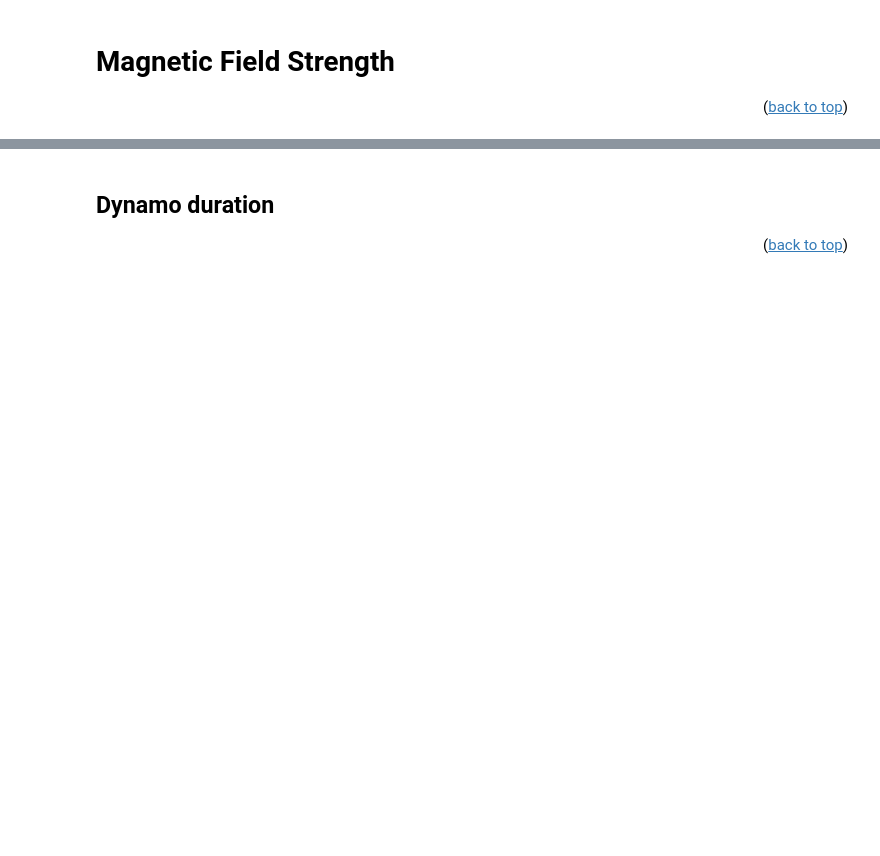
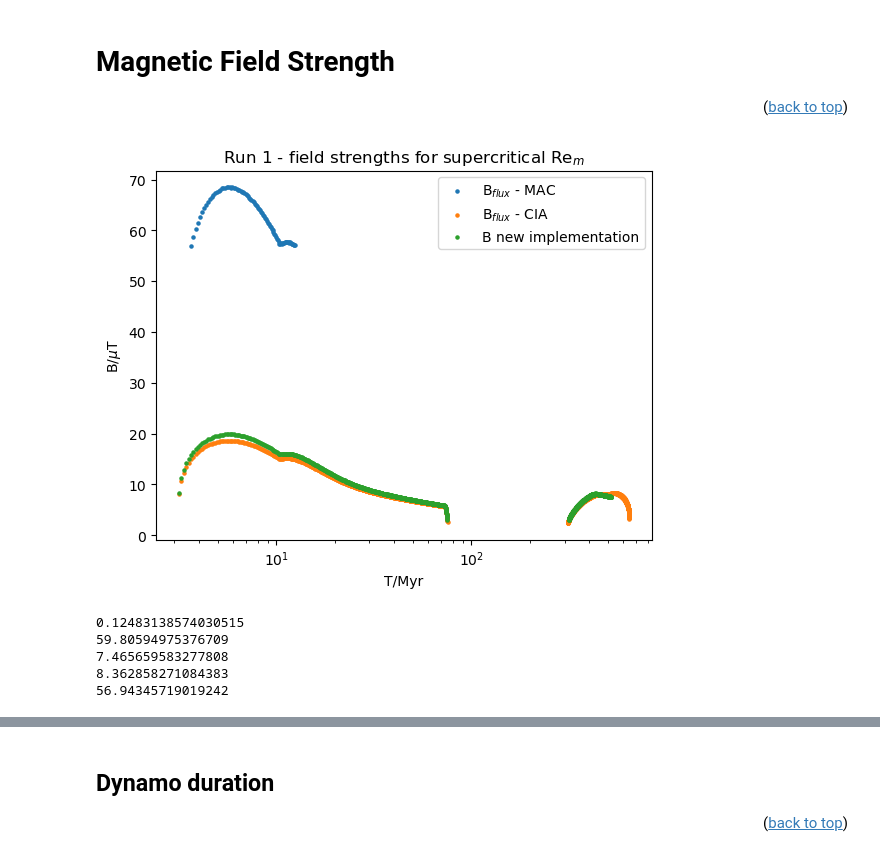
Before and after one commit to Hannah-RS/planetesimal-magnetic-history, a Jupyter notebook: Plotting_scripts/plot_combined.ipynb, the cells around one changed output, grey strips where cells are left out. Drawn from its saved outputs; the diff is of its cells as text; code cells hidden in the pictures; blank space fills up the shorter version.

```diff
--- a/Plotting_scripts/plot_combined.ipynb
+++ b/Plotting_scripts/plot_combined.ipynb
@@ -437,18 +454,39 @@ t[Rem_cia<threshold]/Myr
 # %%
-Blabel = ['B$_{flux}$ - ML','B$_{flux}$ - MAC', 'B$_{flux}$ - CIA','B$_{flux}$ comp']
+Blabel = ['B$_{flux}$ - ML','B$_{flux}$ - MAC', 'B$_{flux}$ - CIA','B new implementation']
 Rem = np.array([Rem_mac, Rem_mac, Rem_cia,Rem_c])
 # %%
 threshold = 10 #critical Rem
 plt.figure()
-for i, labels in enumerate(Blabel):
-    plt.plot(t_plot_t[Rem[i,:]>threshold],B[i,Rem[i,:]>threshold]/1e-6,label=labels)
+for i, labels in enumerate(Blabel[1:]):
+    plt.scatter(t_plot_t[Rem[i+1,:]>threshold],B[i+1,Rem[i+1,:]>threshold]/1e-6,label=labels,s=5)
 plt.legend()
 plt.xlabel('T/Myr')
 plt.ylabel('B/$\mu$T')
 plt.xscale('log')
 plt.title(f'Run {run} - field strengths for supercritical Re$_m$')
+#plt.ylim([0,10])
 if save ==True:
     plt.savefig(f'../Plots/Bfield_{run}.png')
+# %% [output]
+[figure, added]
+# %%
+# compare different implementations
+from parameters import mu0, fohm, rhoc, Omega, G, alpha_c, cpc, gc
+Fdrive=0.1
+Bmac = (rc/r)**3*0.1*(2*mu0*fohm*rc)**0.5*((4*np.pi*rc*rhoc**2*Omega*G*alpha_c*Fdrive)/(3*cpc))**0.25
+Bnew = (rc/r)**3*0.23*Omega*rc*(fohm*rhoc*mu0)**0.5*(3/5*gc*4*np.pi*rc**2*alpha_c/cpc*Fdrive/(4*np.pi*rhoc*Omega**3*rc**4))**0.34
+Bnew = (rc/r)**3*0.23*Omega*rc*(fohm*rhoc*mu0)**0.5*(3/5*gc*alpha_c*Fdrive/(cpc*rhoc*Omega**3*rc**2))**0.34
+print(Bnew/Bmac)
+print(Bmac/1e-6)
+print(Bnew/1e-6)
+print(B[3,Rem[3,:]>threshold][0]/1e-6)
+print(B[1,Rem[1,:]>threshold][0]/1e-6)
+# %% [output]
+0.12483138574030515
+59.80594975376709
+7.465659583277808
+8.362858271084383
+56.94345719019242
 # %%
 plt.figure()
 for i, labels in enumerate(Blabel):
```
Also changed, not shown: parts of 20 cells of this notebook.
